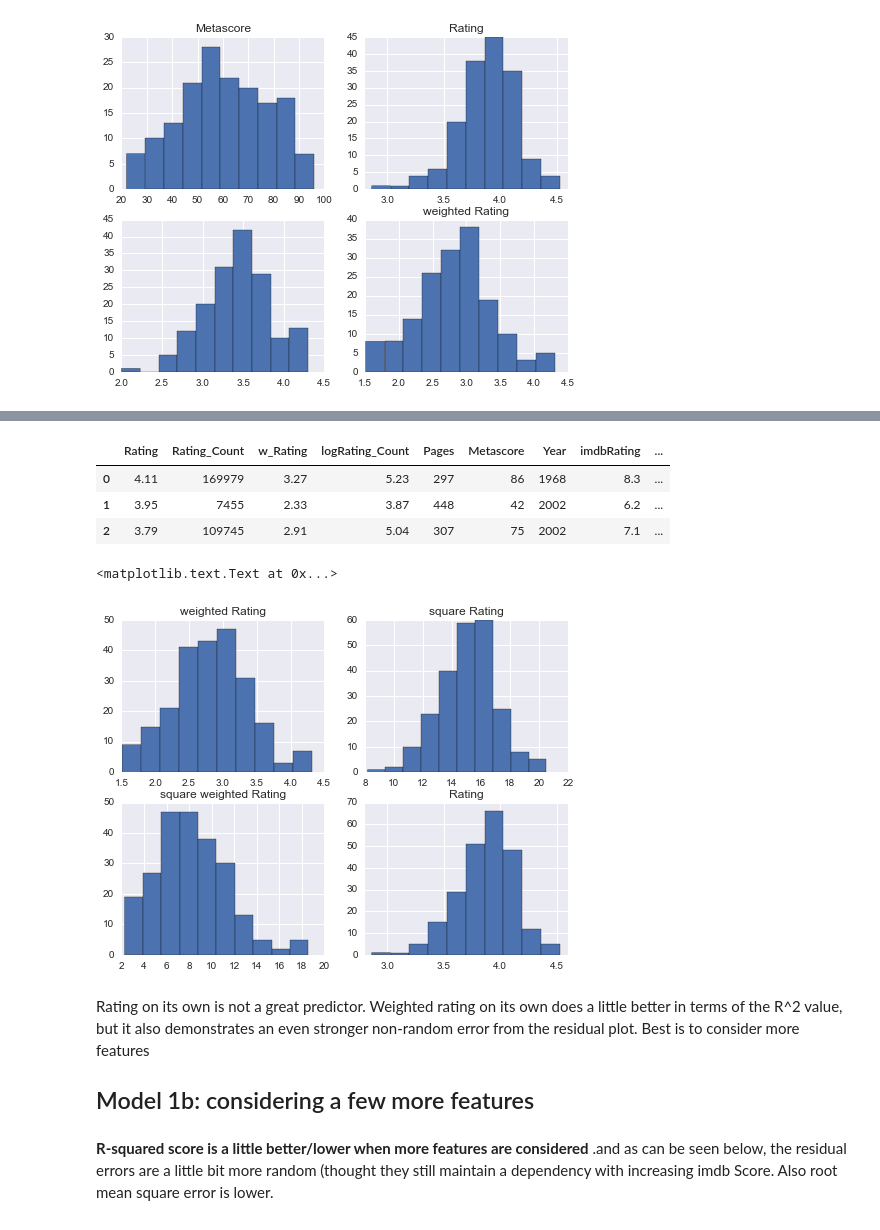
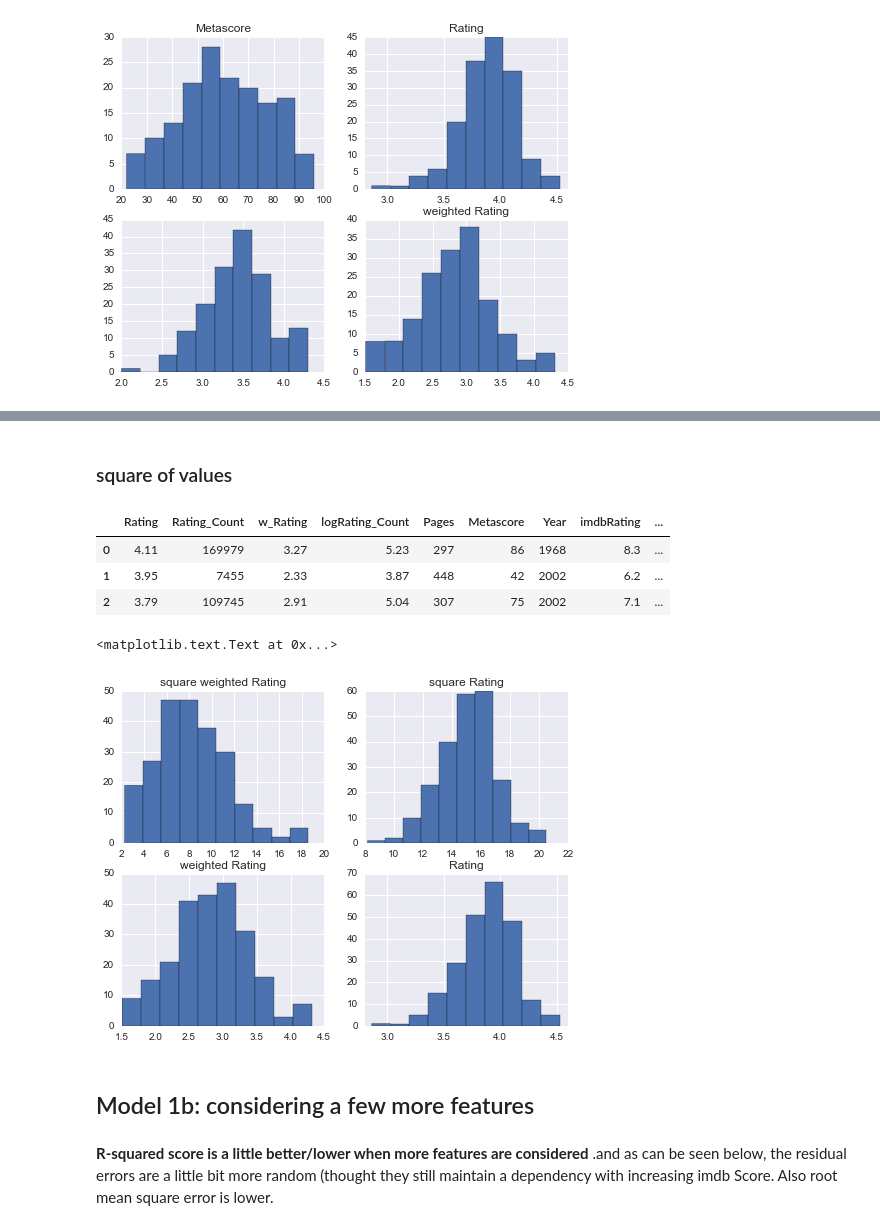
Before and after one commit to billiescodes/movie_book_reviews, a Jupyter notebook: np_workingFit.ipynb, the cells around one changed output, grey strips where cells are left out. Cells and saved outputs as stored; diff of their text form; code cells hidden in the pictures.

```diff
--- a/np_workingFit.ipynb
+++ b/np_workingFit.ipynb
@@ -407,3 +521,5 @@ ax[1][0].hist(X_train.tomatoU);
+# %% [markdown]
+### square of values
 # %%
 df_smaller['sqrRating'] = np.square(df_smaller.Rating)
 df_smaller['sqrw_Rating'] = np.square(df_smaller.w_Rating)
@@ -419,23 +535,22 @@ df_smaller[:3]
 # %%
 fig, ax = plt.subplots(2,2, figsize=(8,6))
 
-ax[0][0].hist(df_smaller.w_Rating)
-ax[0][0].set_title("weighted Rating")
-ax[1][0].hist(df_smaller.sqrw_Rating)
-ax[1][0].set_title("square weighted Rating")
+ax[0][0].hist(df_smaller.sqrw_Rating)
+ax[0][0].set_title("square weighted Rating")
+ax[1][0].hist(df_smaller.w_Rating)
+ax[1][0].set_title("weighted Rating")
 ax[0][1].hist(df_smaller.sqrRating);
 ax[0][1].set_title("square Rating")
 ax[1][1].hist(df_smaller.Rating);
 ax[1][1].set_title("Rating")
 # %% [output]
 <matplotlib.text.Text at 0x...>
-[figure, old version]
+[figure, new version]
-# %% [markdown]
-Rating on its own is not a great predictor. Weighted rating on its own does a little better in terms of the R^2 value, but it also demonstrates an even stronger non-random error from the residual plot. Best is to consider more features
-
-
-
-## Model 1b: considering a few more features
+# %% [markdown]
+
+
+
+## Model 1b: considering a few more features
 # %%
 
 X=df_smaller.loc[:,['Rating', 'Rating_Count','w_Rating' ,'logRating_Count']]#, 'Pages']]#,'tomatoU' ,'imdbRating',
```
Also changed, not shown: parts of 15 cells of this notebook.
